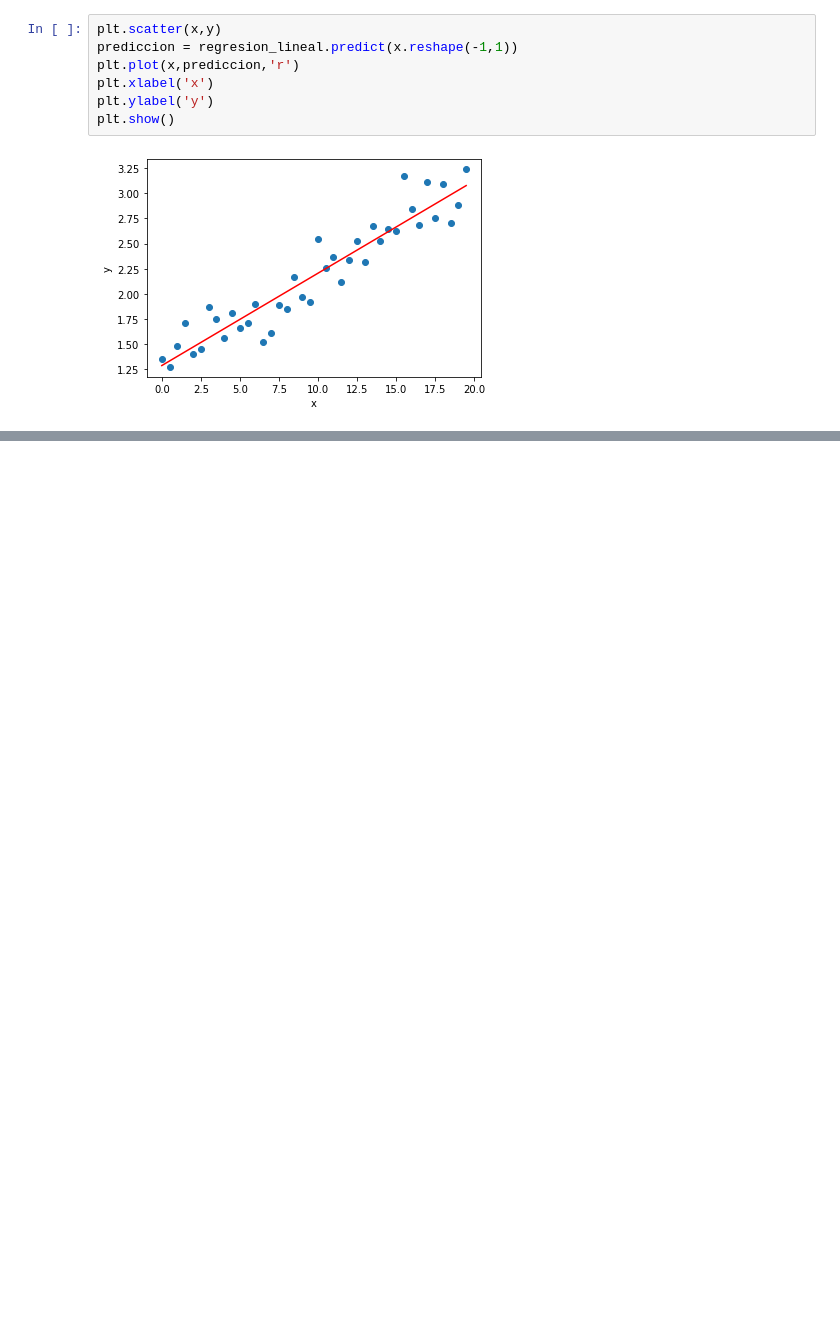
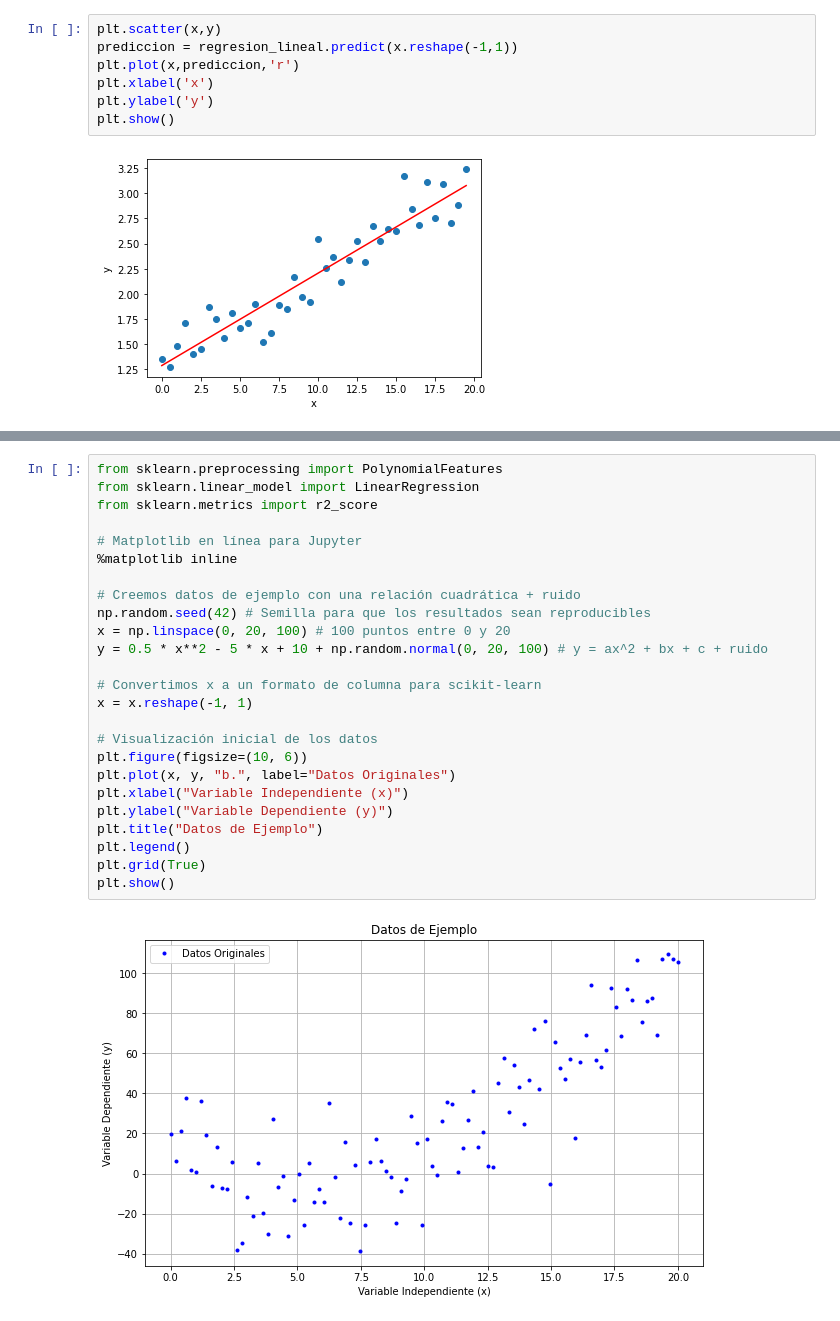
Before and after one commit to parivgabriela/tec_sup_ciencia_datos_ia, a Jupyter notebook: 2.1.2003_proces_aprendizaje_automatico/TP_N1_Regresion_Lineal_y_Polinomial.ipynb, the cells around one changed output, grey strips where cells are left out. Cells and saved outputs as stored; diff of their text form; blank space fills up the shorter version.

```diff
--- a/2.1.2003_proces_aprendizaje_automatico/TP_N1_Regresion_Lineal_y_Polinomial.ipynb
+++ b/2.1.2003_proces_aprendizaje_automatico/TP_N1_Regresion_Lineal_y_Polinomial.ipynb
@@ -133,0 +148,27 @@ plt.show()
+# %%
+from sklearn.preprocessing import PolynomialFeatures
+from sklearn.linear_model import LinearRegression
+from sklearn.metrics import r2_score
+
+# Matplotlib en línea para Jupyter
+%matplotlib inline
+
+# Creemos datos de ejemplo con una relación cuadrática + ruido
+np.random.seed(42) # Semilla para que los resultados sean reproducibles
+x = np.linspace(0, 20, 100) # 100 puntos entre 0 y 20
+y = 0.5 * x**2 - 5 * x + 10 + np.random.normal(0, 20, 100) # y = ax^2 + bx + c + ruido
+
+# Convertimos x a un formato de columna para scikit-learn
+x = x.reshape(-1, 1)
+
+# Visualización inicial de los datos
+plt.figure(figsize=(10, 6))
+plt.plot(x, y, "b.", label="Datos Originales")
+plt.xlabel("Variable Independiente (x)")
+plt.ylabel("Variable Dependiente (y)")
+plt.title("Datos de Ejemplo")
+plt.legend()
+plt.grid(True)
+plt.show()
+# %% [output]
+[figure, added]
```
Also changed, not shown: parts of 15 cells of this notebook.
